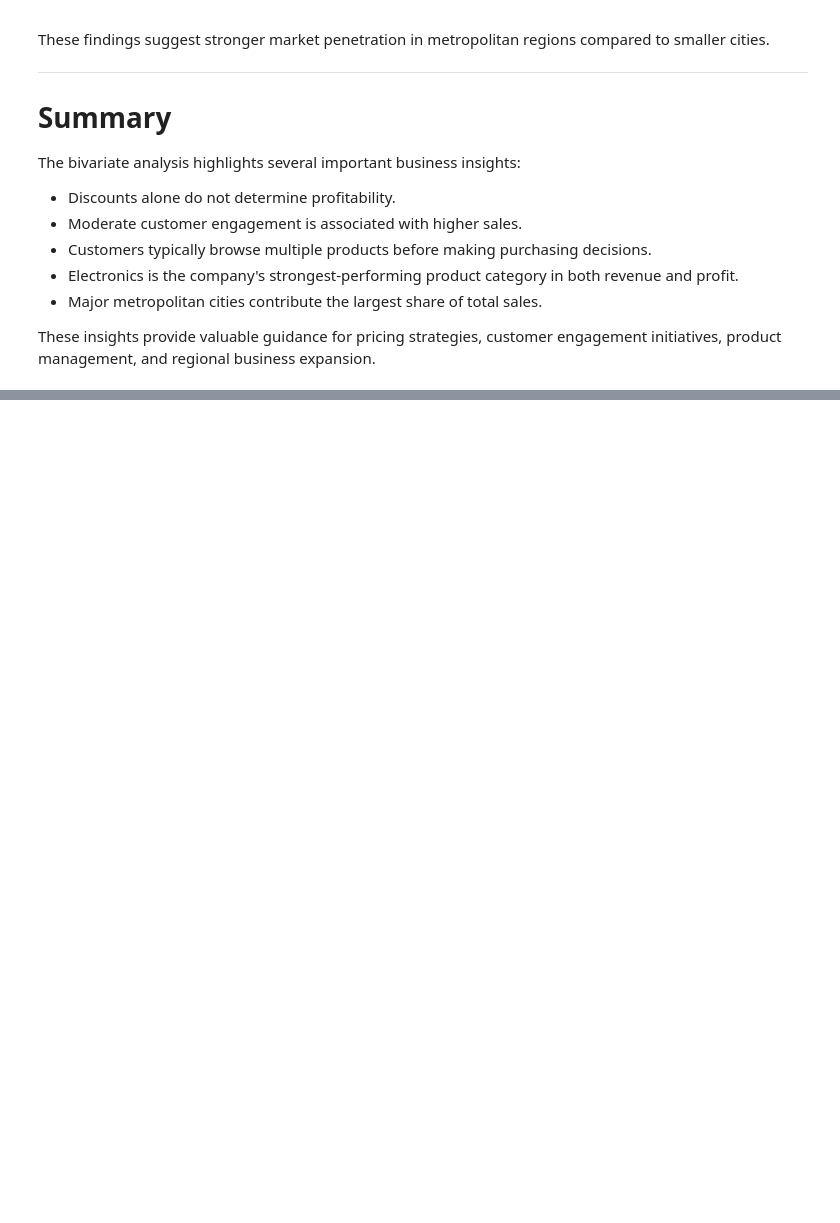
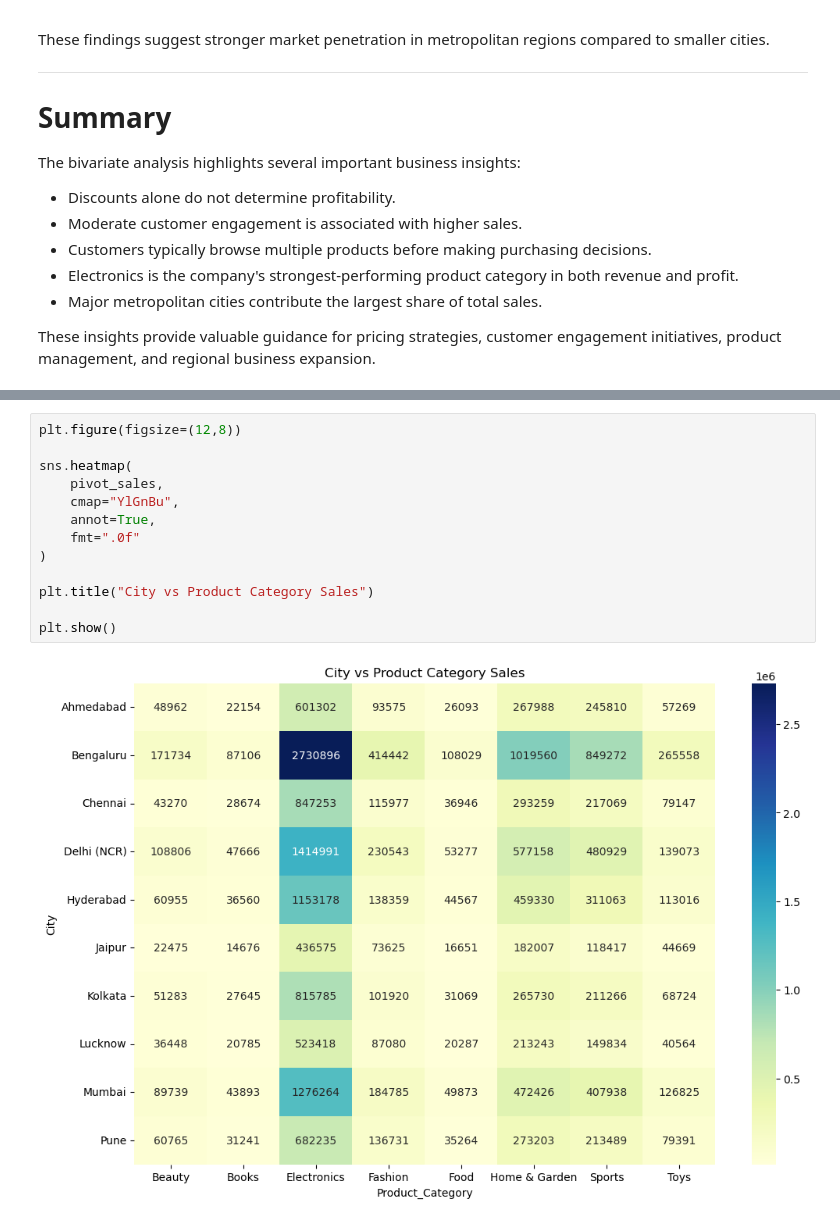
Before and after one commit to sohamnp06/Shoplytics-AI, a Jupyter notebook: notebooks/eda2.ipynb, the cells around one changed output, grey strips where cells are left out. Drawn from its saved outputs; the diff is of its cells as text; blank space fills up the shorter version.

```diff
--- a/notebooks/eda2.ipynb
+++ b/notebooks/eda2.ipynb
@@ -227,0 +246,15 @@ These insights provide valuable guidance for pricing strategies, customer engage
+# %%
+plt.figure(figsize=(12,8))
+
+sns.heatmap(
+    pivot_sales,
+    cmap="YlGnBu",
+    annot=True,
+    fmt=".0f"
+)
+
+plt.title("City vs Product Category Sales")
+
+plt.show()
+# %% [output]
+[figure, added]
```
Also changed, not shown: parts of 6 cells of this notebook, 2 other files.
